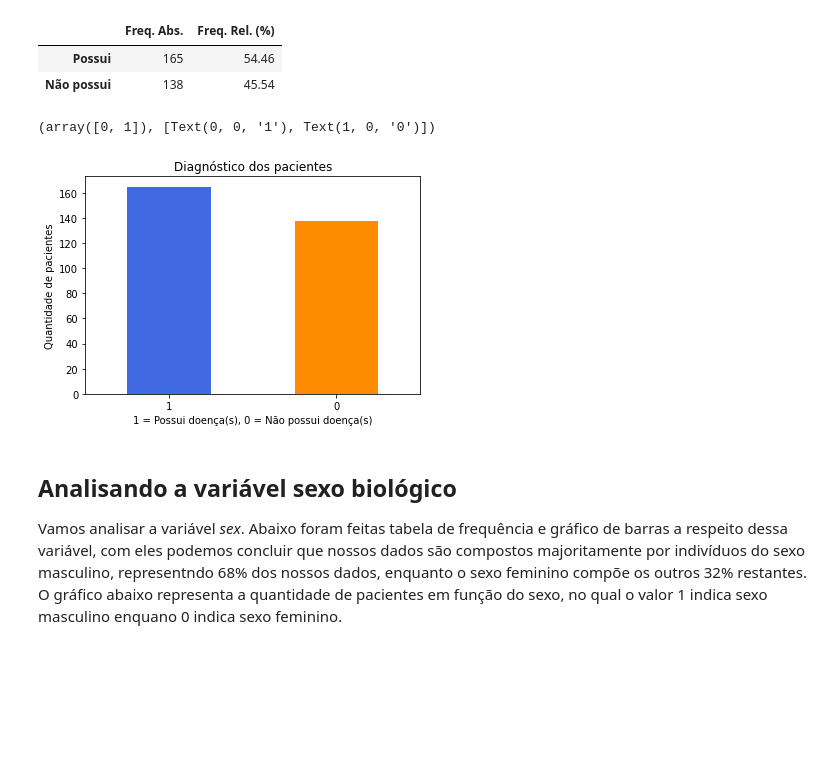
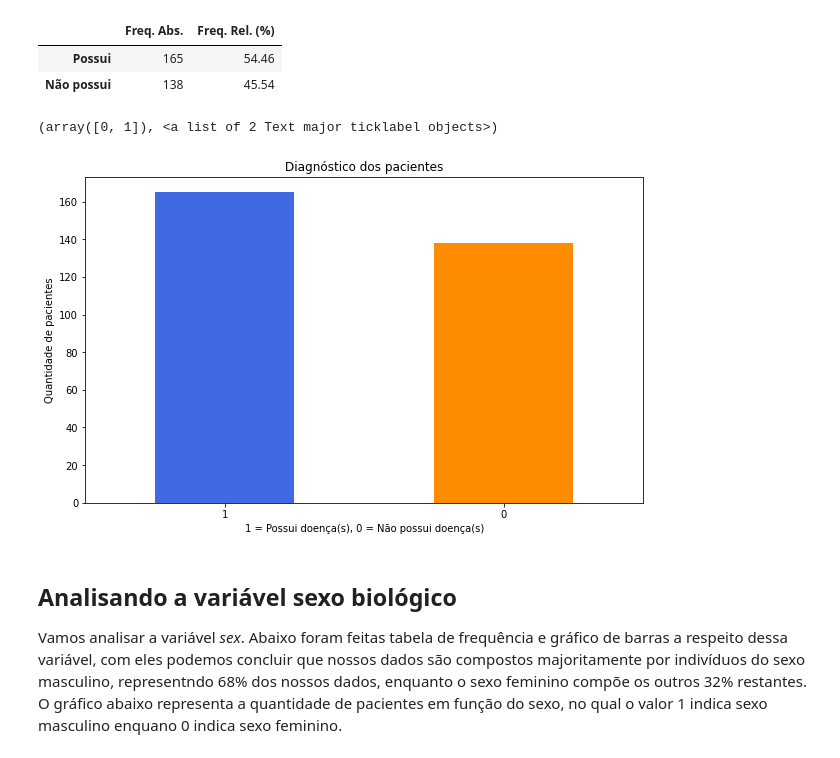
Before and after one commit to ej0733/machine-learning-projects, a Jupyter notebook: heart-disease-classification.ipynb, the cells around one changed output. Drawn from its saved outputs; the diff is of its cells as text; code cells hidden in the pictures; blank space fills up the shorter version.

```diff
--- a/heart-disease-classification.ipynb
+++ b/heart-disease-classification.ipynb
@@ -102,15 +102,15 @@ pd.DataFrame(freq_tab).rename(index={1: 'Possui', 0: 'Não possui'})
 | Possui | 165 | 54.46 |
 | Não possui | 138 | 45.54 |
 # %%
-df['target'].value_counts().plot(kind='bar', color=['royalblue', 'darkorange'])
+df['target'].value_counts().plot(kind='bar', color=['royalblue', 'darkorange'], figsize=(10, 6))
 
 plt.title('Diagnóstico dos pacientes')
 plt.xlabel('1 = Possui doença(s), 0 = Não possui doença(s)')
 plt.ylabel('Quantidade de pacientes')
 plt.xticks(rotation=0)
 # %% [output]
-(array([0, 1]), [Text(0, 0, '1'), Text(1, 0, '0')])
+(array([0, 1]), <a list of 2 Text major ticklabel objects>)
-[figure, old version]
+[figure, new version]
 # %% [markdown]
 ## Analisando a variável sexo biológico
 
```
Also changed, not shown: parts of 4 cells of this notebook.
